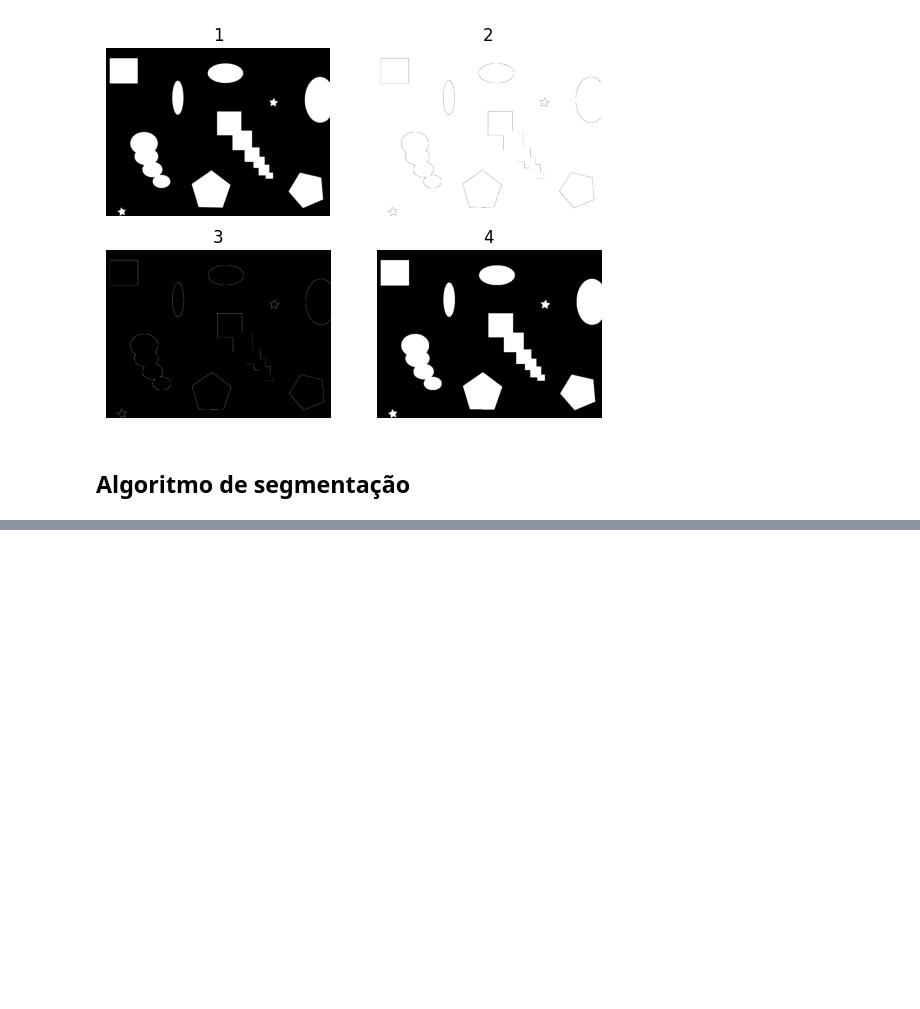
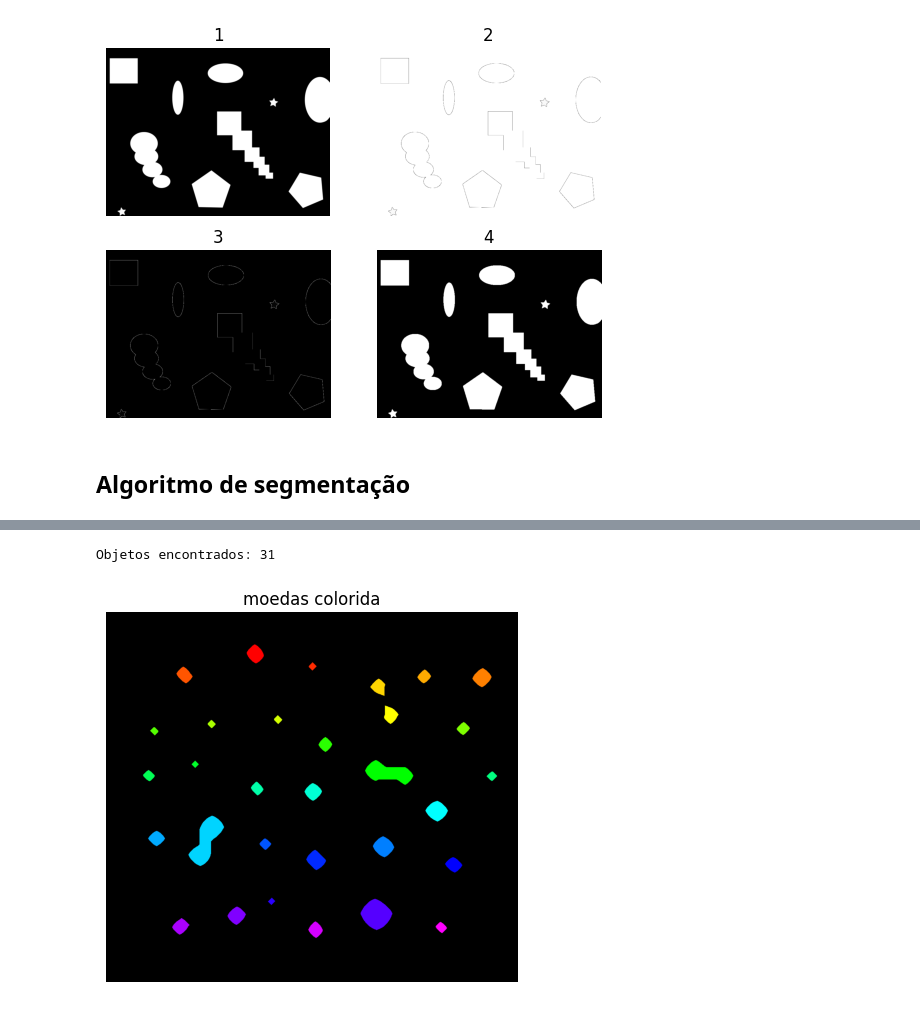
Before and after one commit to DiegogMagalhaes/PDI-Rep, a Jupyter notebook: Trabalho Pratico 4/Trabalho Pratico 4.ipynb, the cells around one changed output, grey strips where cells are left out. Drawn from its saved outputs; the diff is of its cells as text; code cells hidden in the pictures; blank space fills up the shorter version.

```diff
--- a/Trabalho Pratico 4/Trabalho Pratico 4.ipynb
+++ b/Trabalho Pratico 4/Trabalho Pratico 4.ipynb
@@ -203,0 +325,7 @@ plt.imshow(img_nova_3, cmap="gray")
+# %%
+img_coins_color = generate_core_map(img_coins_seg)
+plt.title('moedas colorida'), plt.axis('OFF'), plt.imshow(img_coins_color)
+plt.show()
+# %% [output]
+Objetos encontrados: 31
+[figure, added]
```
Also changed, not shown: parts of 24 cells of this notebook.
